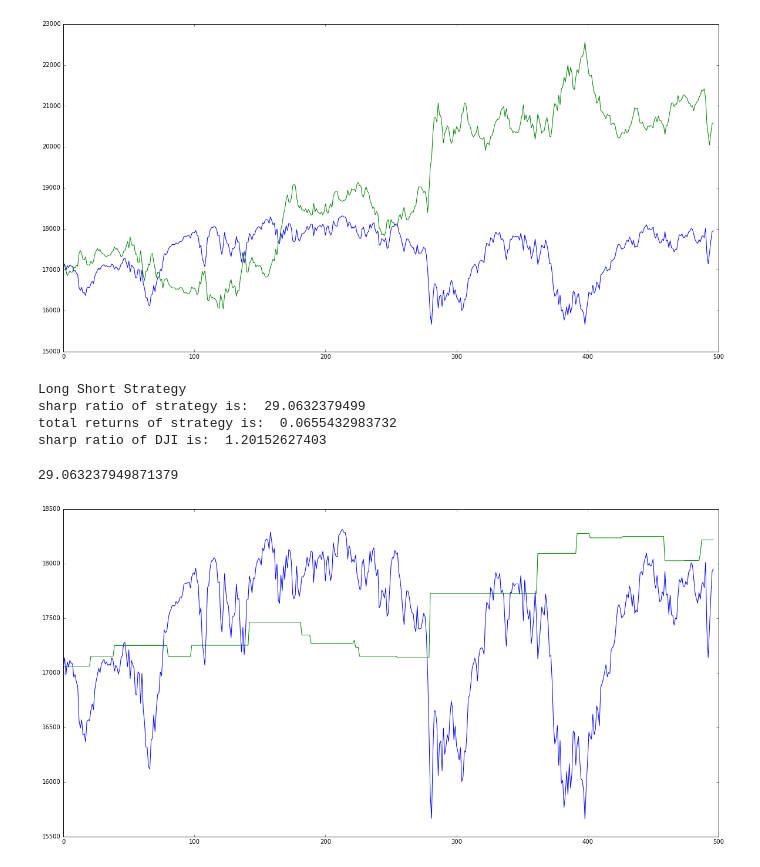
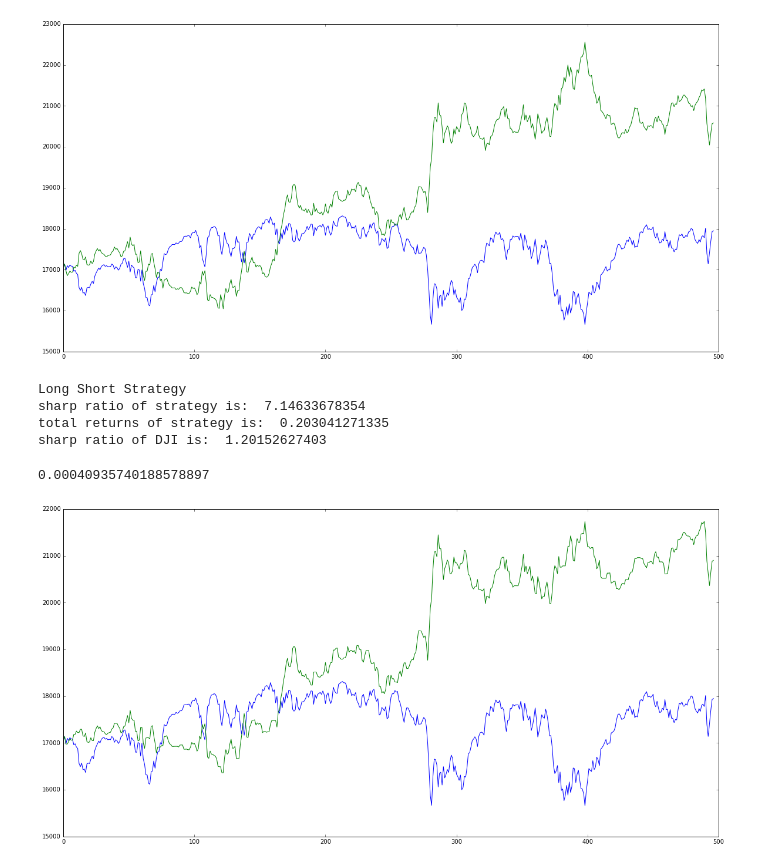
Before and after one commit to TZstatsADS/Fall2016-proj5-grp13, a Jupyter notebook: lib/main.ipynb, the cells around one changed output. Drawn from its saved outputs; the diff is of its cells as text; code cells hidden in the pictures.

```diff
--- a/lib/main.ipynb
+++ b/lib/main.ipynb
@@ -466,7 +466,7 @@ def thereshold(m, n, short = False):
                 holding[i] = holding[i-1]
     else:
         for i in range(1,len(operation)):
-            if operation[i] < k:
+            if operation[i] < m:
                 holding[i] = holding[i-1] + (price[i] - price[i-1])  #hold
             else:
                 holding[i] = holding[i-1]
@@ -482,6 +482,6 @@ def thereshold(m, n, short = False):
     print 'total returns of strategy is: ',np.log(holding[-1]) - np.log(holding[0])
     print 'sharp ratio of DJI is: ',dji.mean()/dji.var()
 
-    return returns.mean()/returns.var()
+    return returns.mean()
 # %%
 # 0 represents price up
@@ -545,11 +621,11 @@ sharp ratio of DJI is:  1.20152627403
 # %%
 fig = plt.gcf()
 fig.set_size_inches(20, 10)
-thereshold(26/100.0, 1/100.0, True)
+thereshold(50/100.0, 40/100.0, True)
 # %% [output]
 Long Short Strategy
-sharp ratio of strategy is:  29.0632379499
-total returns of strategy is:  0.0655432983732
+sharp ratio of strategy is:  7.14633678354
+total returns of strategy is:  0.203041271335
 sharp ratio of DJI is:  1.20152627403
-29.063237949871379
+0.00040935740188578897
-[figure, old version]
+[figure, new version]
```
Also changed, not shown: parts of 9 cells of this notebook.
